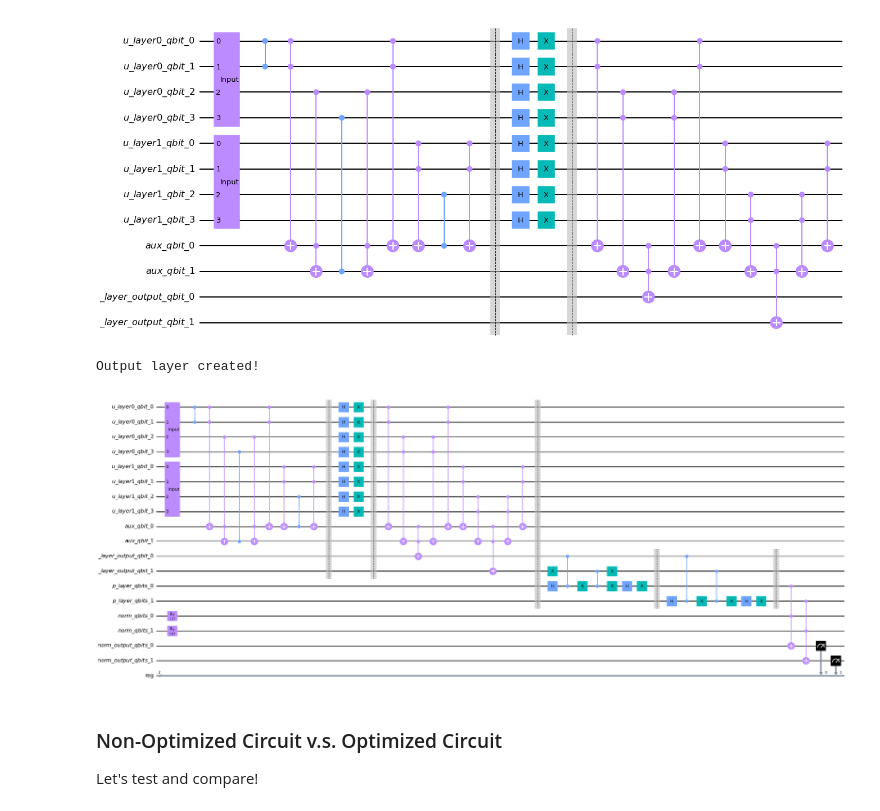
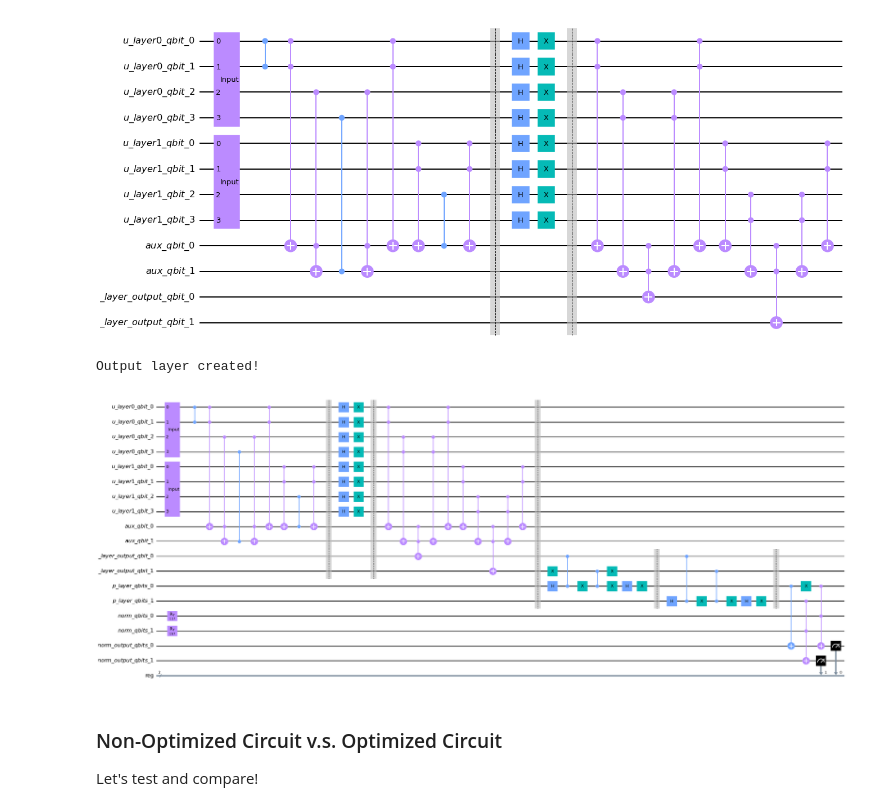
Before and after one commit to JQub/QuantumFlow_Tutorial, a Jupyter notebook: tutorial_new/circuit_u_p_test.ipynb, the cells around one changed output. Drawn from its saved outputs; the diff is of its cells as text; code cells hidden in the pictures.

```diff
--- a/tutorial_new/circuit_u_p_test.ipynb
+++ b/tutorial_new/circuit_u_p_test.ipynb
@@ -90,14 +92,14 @@ Batch Id: 0, Target: tensor([0])
 # Model initialization
 weight_1 = torch.tensor([[1.,  1.,  1.,  1.,  1.,  1.,  1., -1.,  1., -1.,  1., -1.,  1.,  1.,    1.,  1.],[-1., -1., -1., -1., -1., -1., -1., -1., -1.,  1., -1.,  1., -1., -1., -1., -1.]])
 weight_2 = torch.tensor([[1.,  -1.],[-1.,  -1.]])
-norm_flag = [False,False]
+norm_flag = [True,False]
 norm_para = torch.tensor([0.3060,0.6940])
 # %%
 ################ Weiwen on 12-30-2020 ################
 # Generate the circuit of u-layer
 ######################################################
 #define your input and output number
-u_layer = ULayerCircuit(4,2)
+u_layer = U_LYR_Circ(4,2)
 #init circuit
 circuit = QuantumCircuit()
 #add input qubit to your circuit
@@ -126,32 +128,32 @@ circuit.draw(layout,fold=fold)
 # %%
 ################ Weiwen on 12-30-2020 ################
 # Quantum circuit implementation of the output layer
 # fundamentals, please see our Nature Communication
 # paper (P-LYR) https://arxiv.org/pdf/2006.14815.pdf
 ######################################################
 
 
-p_layer = PLayerCircuit(2,2)
+p_layer = P_LYR_Circ(2,2)
 p_layer_output = p_layer.add_out_qubits(circuit)
 circuit.barrier()
 
 p_layer.forward(circuit,weight_2,u_layer_out_qubits,p_layer_output)
 
 
-norm = NormerlizeCircuit(2)
+norm = N_LYR_Circ(2)
 norm_qubit = norm.add_norm_qubits(circuit)
 norm_output_qubit = norm.add_out_qubits(circuit)
 norm.forward(circuit,p_layer_output,norm_qubit,norm_output_qubit,norm_flag,norm_para)
 
 
 add_measure(circuit,norm_output_qubit,'reg')
 
 print("Output layer created!")
 
 circuit.draw('mpl',fold =300)
 # %% [output]
 Output layer created!
-[figure, old version]
+[figure, new version]
 # %% [markdown]
 ### Non-Optimized Circuit v.s. Optimized Circuit
 
```
Also changed, not shown: parts of 2 cells of this notebook, 17 other files.
